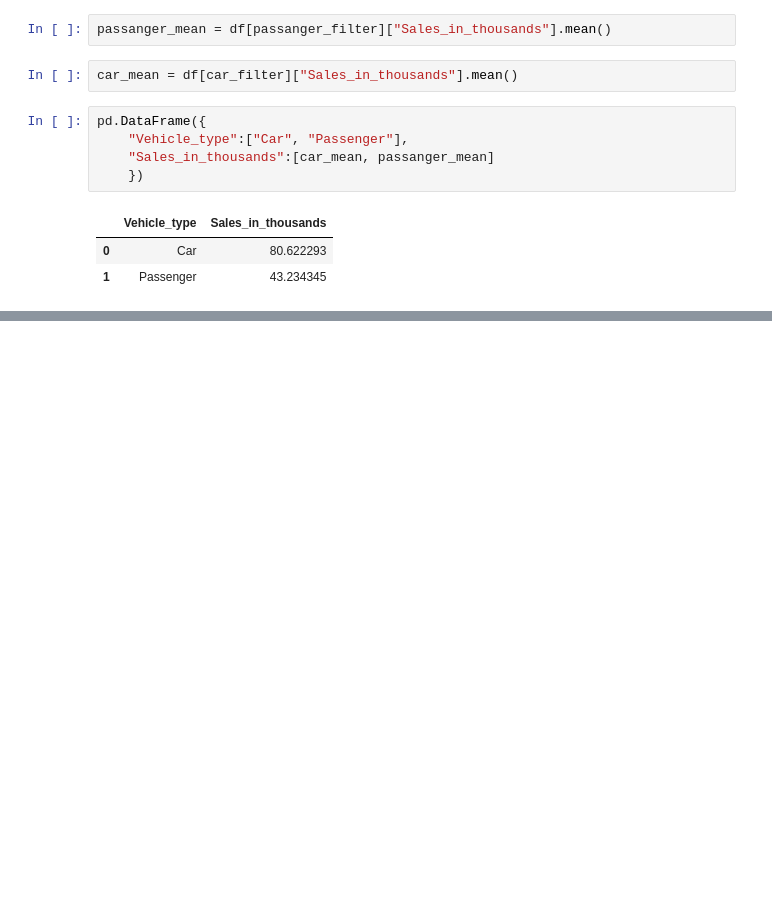
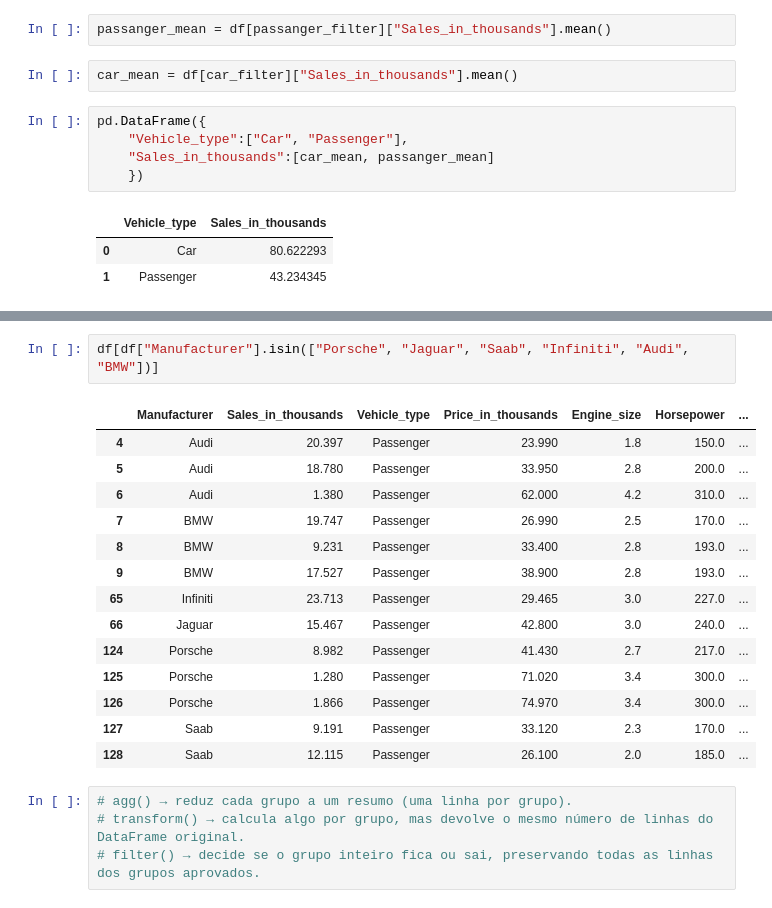
Before and after one commit to bruno-lima98/freeCodeCamp-course-ds, a Jupyter notebook: 07-groupby-and-aggregate-function/01-review.ipynb, the cells around one changed output, grey strips where cells are left out. Cells and saved outputs as stored; diff of their text form; blank space fills up the shorter version.

```diff
--- a/07-groupby-and-aggregate-function/01-review.ipynb
+++ b/07-groupby-and-aggregate-function/01-review.ipynb
@@ -136,0 +443,21 @@ pd.DataFrame({
+# %%
+df[df["Manufacturer"].isin(["Porsche", "Jaguar", "Saab", "Infiniti", "Audi", "BMW"])]
+# %% [output]
+|  | Manufacturer | Sales_in_thousands | Vehicle_type | Price_in_thousands | Engine_size | Horsepower | ... |
+| 4 | Audi | 20.397 | Passenger | 23.990 | 1.8 | 150.0 | ... |
+| 5 | Audi | 18.780 | Passenger | 33.950 | 2.8 | 200.0 | ... |
+| 6 | Audi | 1.380 | Passenger | 62.000 | 4.2 | 310.0 | ... |
+| 7 | BMW | 19.747 | Passenger | 26.990 | 2.5 | 170.0 | ... |
+| 8 | BMW | 9.231 | Passenger | 33.400 | 2.8 | 193.0 | ... |
+| 9 | BMW | 17.527 | Passenger | 38.900 | 2.8 | 193.0 | ... |
+| 65 | Infiniti | 23.713 | Passenger | 29.465 | 3.0 | 227.0 | ... |
+| 66 | Jaguar | 15.467 | Passenger | 42.800 | 3.0 | 240.0 | ... |
+| 124 | Porsche | 8.982 | Passenger | 41.430 | 2.7 | 217.0 | ... |
+| 125 | Porsche | 1.280 | Passenger | 71.020 | 3.4 | 300.0 | ... |
+| 126 | Porsche | 1.866 | Passenger | 74.970 | 3.4 | 300.0 | ... |
+| 127 | Saab | 9.191 | Passenger | 33.120 | 2.3 | 170.0 | ... |
+| 128 | Saab | 12.115 | Passenger | 26.100 | 2.0 | 185.0 | ... |
+# %%
+# agg() → reduz cada grupo a um resumo (uma linha por grupo).
+# transform() → calcula algo por grupo, mas devolve o mesmo número de linhas do DataFrame original.
+# filter() → decide se o grupo inteiro fica ou sai, preservando todas as linhas dos grupos aprovados.
```
Also changed, not shown: parts of 27 cells of this notebook.
